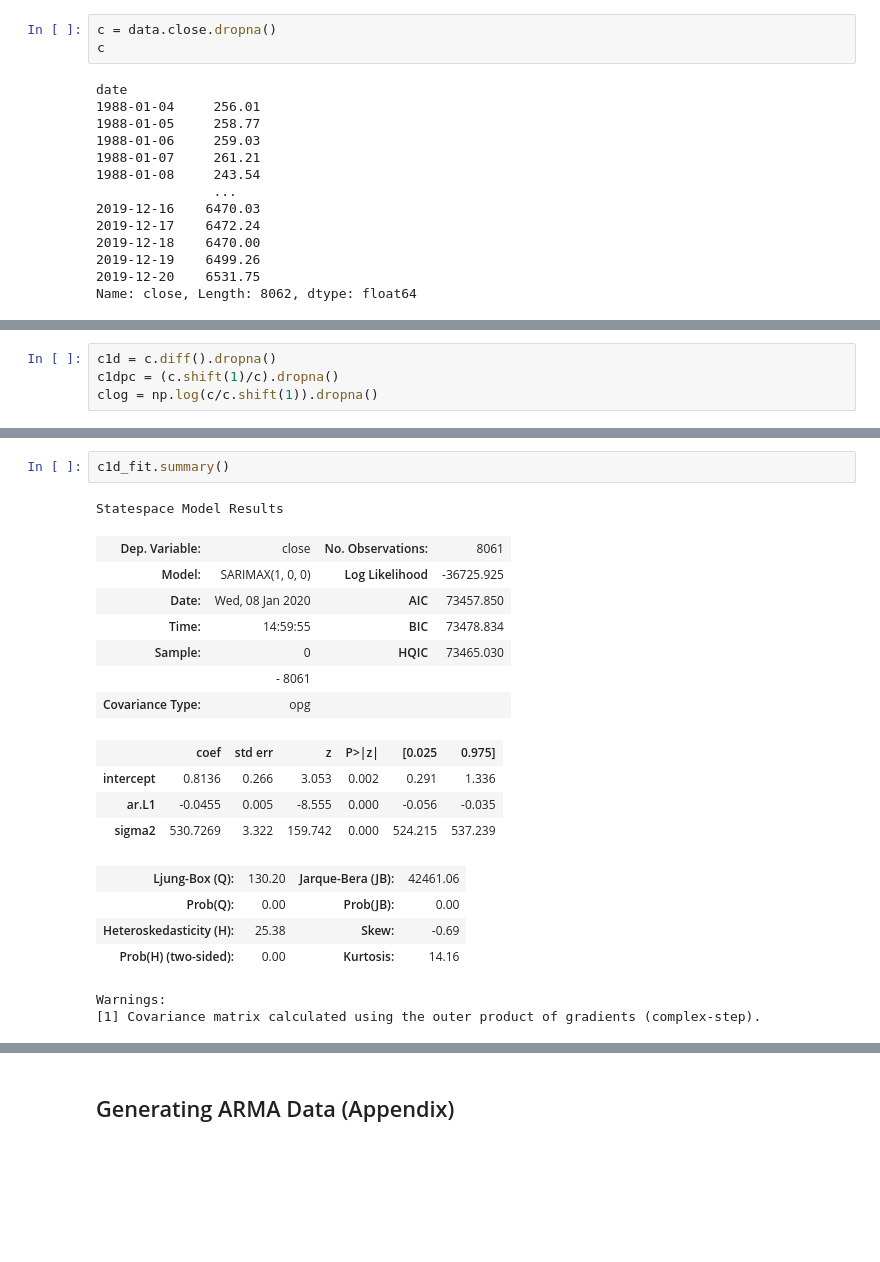
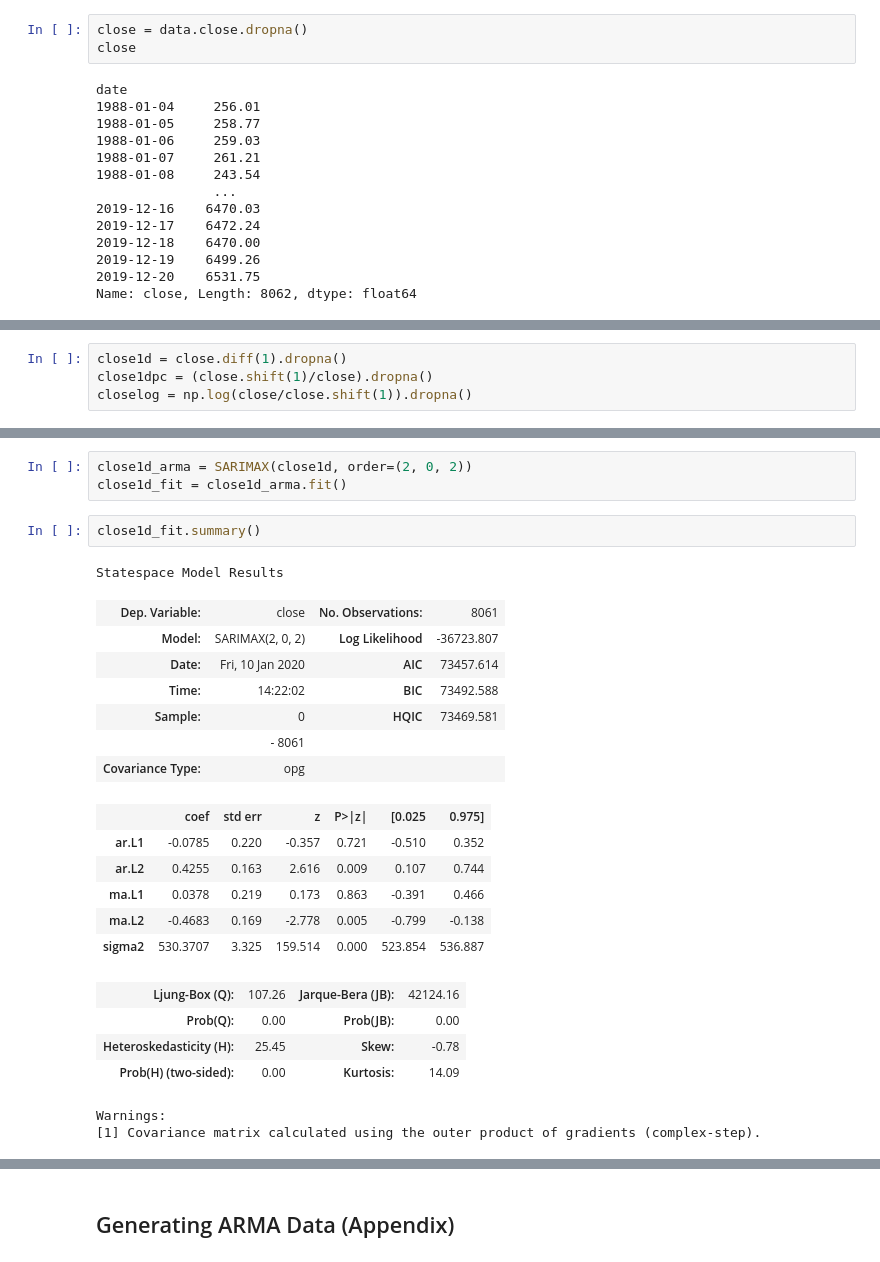
Before and after one commit to FIM-Expert/python-academy, a Jupyter notebook: DataCamp/forecasting-using-arima-models-in-python/forecasting-using-arima-models-in-python.ipynb, the cells around one changed output, grey strips where cells are left out. Saved outputs shown, nothing was run; the diff lists cells and outputs as text; blank space fills up the shorter version.

```diff
--- a/DataCamp/forecasting-using-arima-models-in-python/forecasting-using-arima-models-in-python.ipynb
+++ b/DataCamp/forecasting-using-arima-models-in-python/forecasting-using-arima-models-in-python.ipynb
@@ -10,8 +10,8 @@ warnings.filterwarnings('ignore')
 # %%
 data = pd.read_csv("./sp500.csv", index_col=0, parse_dates=True)
 # %%
-c = data.close.dropna()
-c
+close = data.close.dropna()
+close
 # %% [output]
 date
 1988-01-04     256.01
@@ -47,6 +47,6 @@ c_adf
 # %%
-c1d = c.diff().dropna()
-c1dpc = (c.shift(1)/c).dropna()
-clog = np.log(c/c.shift(1)).dropna()
+close1d = close.diff(1).dropna()
+close1dpc = (close.shift(1)/close).dropna()
+closelog = np.log(close/close.shift(1)).dropna()
 # %%
 fig, ax = plt.subplots()
@@ -109,22 +106,27 @@ c1d_fit = c1d_arma.fit()
+# %%
+close1d_arma = SARIMAX(close1d, order=(2, 0, 2))
+close1d_fit = close1d_arma.fit()
 # %%
-c1d_fit.summary()
+close1d_fit.summary()
 # %% [output]
 Statespace Model Results
 | Dep. Variable: | close | No. Observations: | 8061 |
-| Model: | SARIMAX(1, 0, 0) | Log Likelihood | -36725.925 |
-| Date: | Wed, 08 Jan 2020 | AIC | 73457.850 |
-| Time: | 14:59:55 | BIC | 73478.834 |
-| Sample: | 0 | HQIC | 73465.030 |
+| Model: | SARIMAX(2, 0, 2) | Log Likelihood | -36723.807 |
+| Date: | Fri, 10 Jan 2020 | AIC | 73457.614 |
+| Time: | 14:22:02 | BIC | 73492.588 |
+| Sample: | 0 | HQIC | 73469.581 |
 |  | - 8061 |  |  |
 | Covariance Type: | opg |  |  |
 |  | coef | std err | z | P>|z| | [0.025 | 0.975] |
-| intercept | 0.8136 | 0.266 | 3.053 | 0.002 | 0.291 | 1.336 |
-| ar.L1 | -0.0455 | 0.005 | -8.555 | 0.000 | -0.056 | -0.035 |
-| sigma2 | 530.7269 | 3.322 | 159.742 | 0.000 | 524.215 | 537.239 |
+| ar.L1 | -0.0785 | 0.220 | -0.357 | 0.721 | -0.510 | 0.352 |
+| ar.L2 | 0.4255 | 0.163 | 2.616 | 0.009 | 0.107 | 0.744 |
+| ma.L1 | 0.0378 | 0.219 | 0.173 | 0.863 | -0.391 | 0.466 |
+| ma.L2 | -0.4683 | 0.169 | -2.778 | 0.005 | -0.799 | -0.138 |
+| sigma2 | 530.3707 | 3.325 | 159.514 | 0.000 | 523.854 | 536.887 |
-| Ljung-Box (Q): | 130.20 | Jarque-Bera (JB): | 42461.06 |
+| Ljung-Box (Q): | 107.26 | Jarque-Bera (JB): | 42124.16 |
 | Prob(Q): | 0.00 | Prob(JB): | 0.00 |
-| Heteroskedasticity (H): | 25.38 | Skew: | -0.69 |
-| Prob(H) (two-sided): | 0.00 | Kurtosis: | 14.16 |
+| Heteroskedasticity (H): | 25.45 | Skew: | -0.78 |
+| Prob(H) (two-sided): | 0.00 | Kurtosis: | 14.09 |
 Warnings:
 [1] Covariance matrix calculated using the outer product of gradients (complex-step).
 # %%
```
Also changed, not shown: parts of 20 cells of this notebook, 2 other files.
